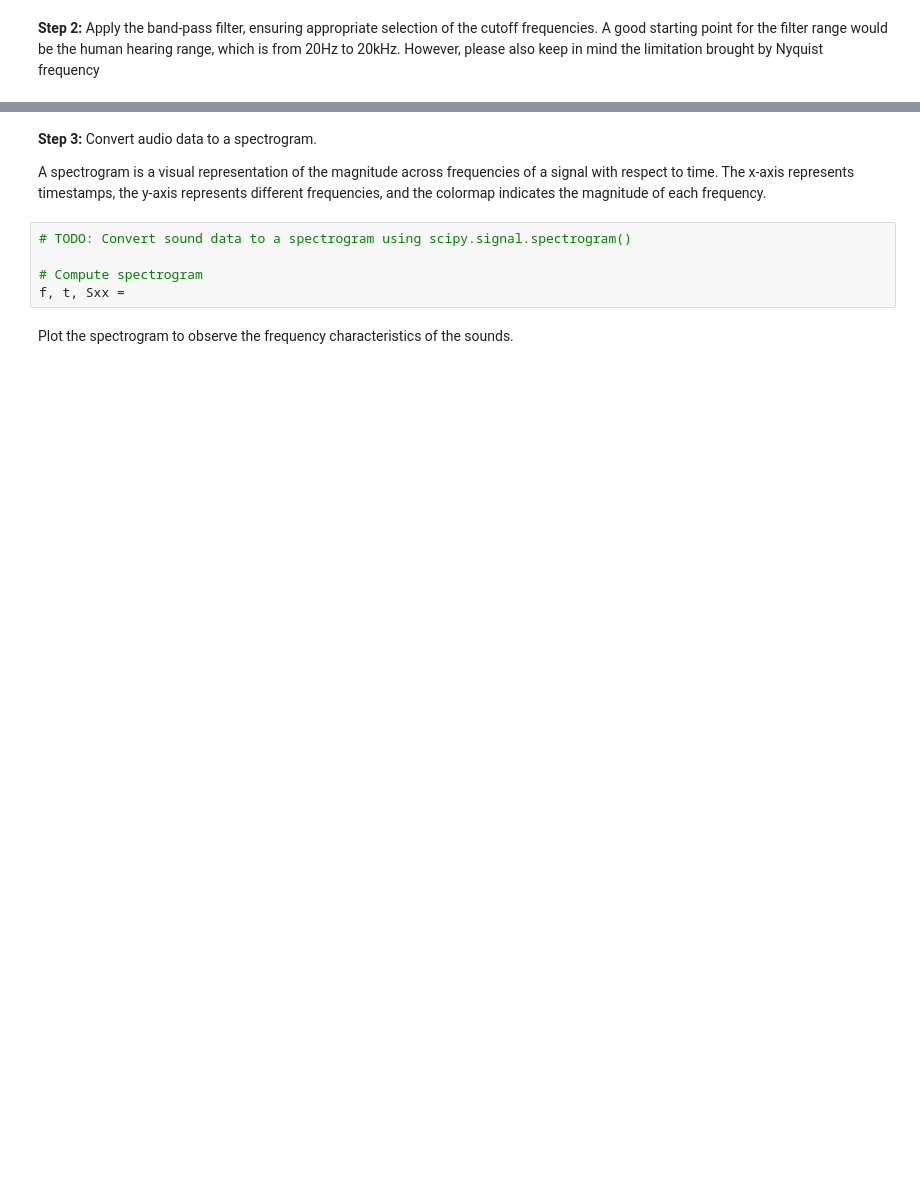
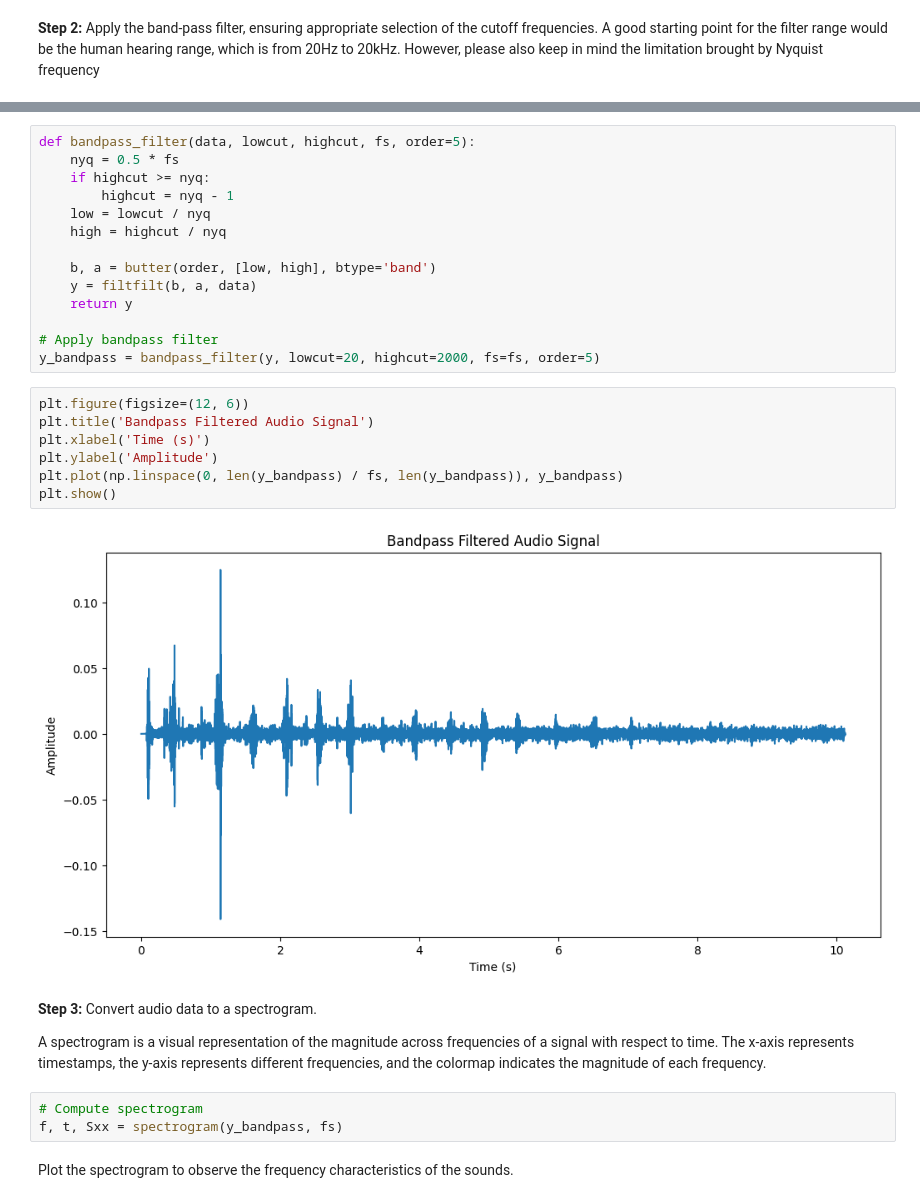
Before and after one commit to achen632/health-sensing, a Jupyter notebook: lab3/HSI Lab 3 - food sounds.ipynb, the cells around one changed output, grey strips where cells are left out. Saved outputs shown, nothing was run; the diff lists cells and outputs as text; blank space fills up the shorter version.

```diff
--- a/lab3/HSI Lab 3 - food sounds.ipynb
+++ b/lab3/HSI Lab 3 - food sounds.ipynb
@@ -41,12 +35,33 @@ plt.figure(figsize=(12, 6))
+# %%
+def bandpass_filter(data, lowcut, highcut, fs, order=5):
+    nyq = 0.5 * fs
+    if highcut >= nyq:
+        highcut = nyq - 1
+    low = lowcut / nyq
+    high = highcut / nyq
+
+    b, a = butter(order, [low, high], btype='band')
+    y = filtfilt(b, a, data)
+    return y
+
+# Apply bandpass filter
+y_bandpass = bandpass_filter(y, lowcut=20, highcut=2000, fs=fs, order=5)
+# %%
+plt.figure(figsize=(12, 6))
+plt.title('Bandpass Filtered Audio Signal')
+plt.xlabel('Time (s)')
+plt.ylabel('Amplitude')
+plt.plot(np.linspace(0, len(y_bandpass) / fs, len(y_bandpass)), y_bandpass)
+plt.show()
+# %% [output]
+[figure, added]
 # %% [markdown]
 **Step 3:**  Convert audio data to a spectrogram.
 
 A spectrogram is a visual representation of the magnitude across frequencies of a signal with respect to time. The x-axis represents timestamps, the y-axis represents different frequencies, and the colormap indicates the magnitude of each frequency.
 # %%
-# TODO: Convert sound data to a spectrogram using scipy.signal.spectrogram()
-
 # Compute spectrogram
-f, t, Sxx =
+f, t, Sxx = spectrogram(y_bandpass, fs)
 # %% [markdown]
 Plot the spectrogram to observe the frequency characteristics of the sounds.
 # %%
```
Also changed, not shown: parts of 11 cells of this notebook, 2 other files.
